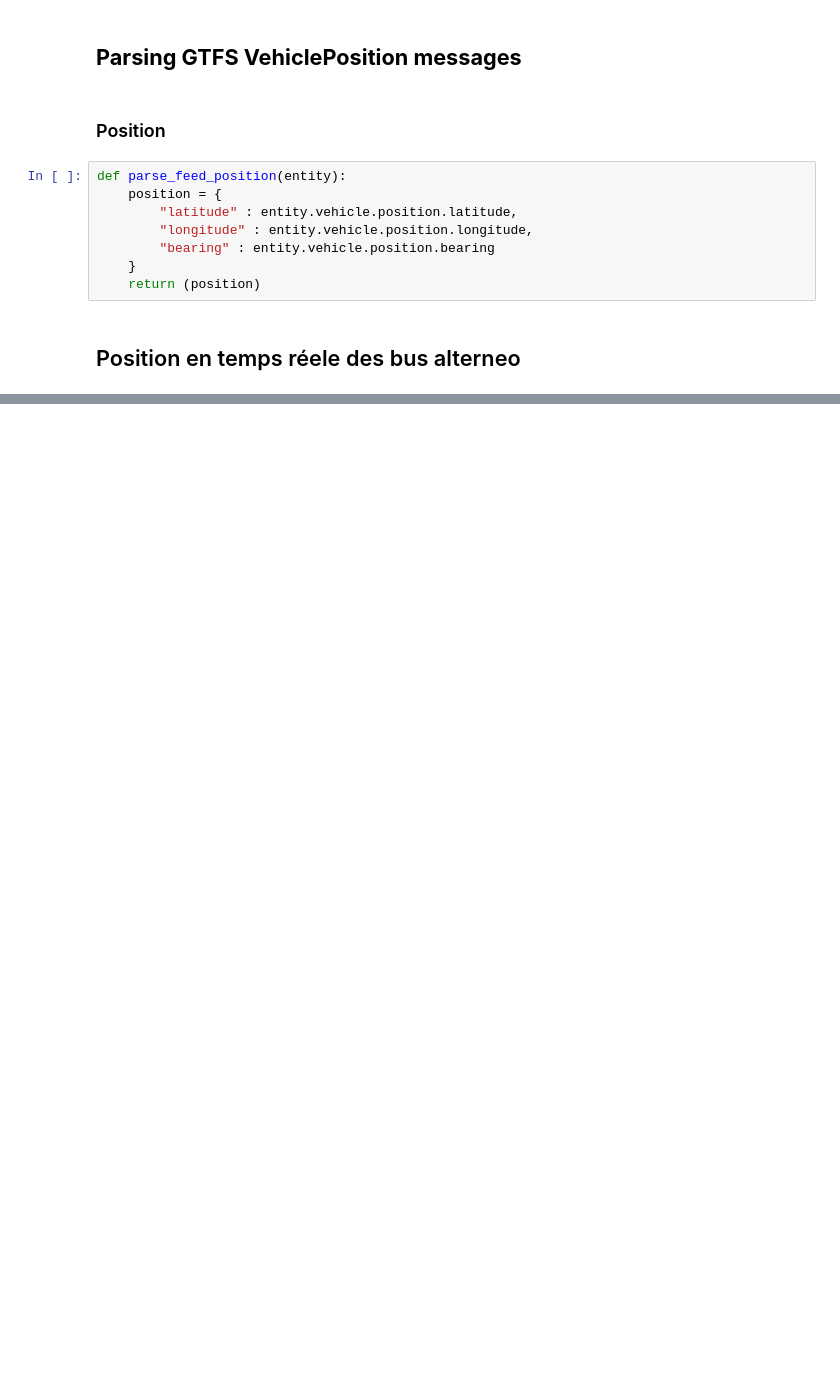
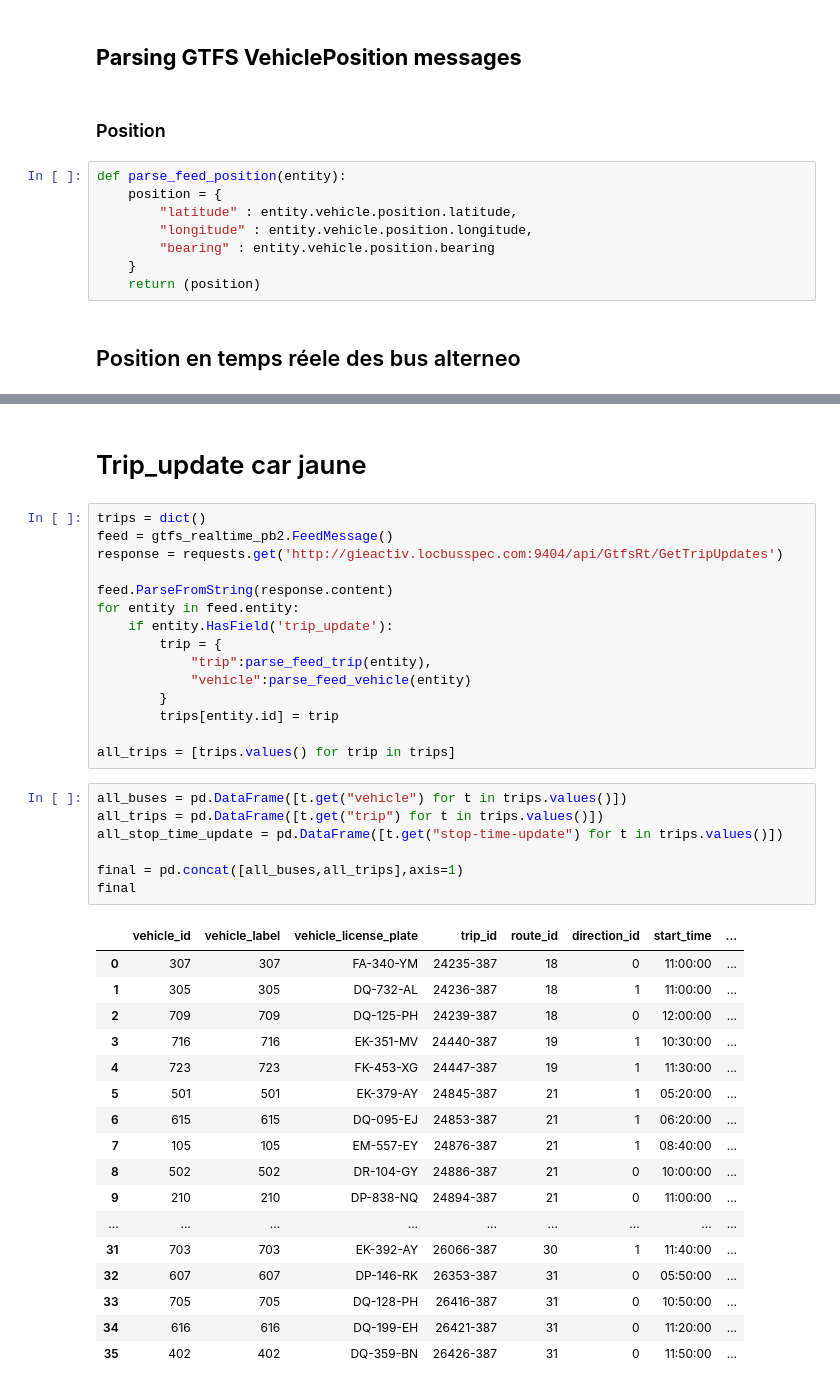
Before and after one commit to IsmaelSaid/Analyses, a Jupyter notebook: Réseaux de transports à la Réunion/Parsing GTFS.ipynb, the cells around one changed output, grey strips where cells are left out. Drawn from its saved outputs; the diff is of its cells as text; blank space fills up the shorter version.

Commit message:
Récupération d'informations sur les trajets des car jaunes

```diff
--- a/Réseaux de transports à la Réunion/Parsing GTFS.ipynb
+++ b/Réseaux de transports à la Réunion/Parsing GTFS.ipynb
@@ -90,0 +91,42 @@ map
+# %% [markdown]
+# Trip_update car jaune
+# %%
+trips = dict()
+feed = gtfs_realtime_pb2.FeedMessage()
+response = requests.get('http://gieactiv.locbusspec.com:9404/api/GtfsRt/GetTripUpdates')
+
+feed.ParseFromString(response.content)
+for entity in feed.entity:
+    if entity.HasField('trip_update'):
+        trip = {
+            "trip":parse_feed_trip(entity),
+            "vehicle":parse_feed_vehicle(entity)
+        }
+        trips[entity.id] = trip
+
+all_trips = [trips.values() for trip in trips]
+# %%
+all_buses = pd.DataFrame([t.get("vehicle") for t in trips.values()])
+all_trips = pd.DataFrame([t.get("trip") for t in trips.values()])
+all_stop_time_update = pd.DataFrame([t.get("stop-time-update") for t in trips.values()])
+
+final = pd.concat([all_buses,all_trips],axis=1)
+final
+# %% [output]
+|  | vehicle_id | vehicle_label | vehicle_license_plate | trip_id | route_id | direction_id | start_time | ... |
+| 0 | 307 | 307 | FA-340-YM | 24235-387 | 18 | 0 | 11:00:00 | ... |
+| 1 | 305 | 305 | DQ-732-AL | 24236-387 | 18 | 1 | 11:00:00 | ... |
+| 2 | 709 | 709 | DQ-125-PH | 24239-387 | 18 | 0 | 12:00:00 | ... |
+| 3 | 716 | 716 | EK-351-MV | 24440-387 | 19 | 1 | 10:30:00 | ... |
+| 4 | 723 | 723 | FK-453-XG | 24447-387 | 19 | 1 | 11:30:00 | ... |
+| 5 | 501 | 501 | EK-379-AY | 24845-387 | 21 | 1 | 05:20:00 | ... |
+| 6 | 615 | 615 | DQ-095-EJ | 24853-387 | 21 | 1 | 06:20:00 | ... |
+| 7 | 105 | 105 | EM-557-EY | 24876-387 | 21 | 1 | 08:40:00 | ... |
+| 8 | 502 | 502 | DR-104-GY | 24886-387 | 21 | 0 | 10:00:00 | ... |
+| 9 | 210 | 210 | DP-838-NQ | 24894-387 | 21 | 0 | 11:00:00 | ... |
+| ... | ... | ... | ... | ... | ... | ... | ... | ... |
+| 31 | 703 | 703 | EK-392-AY | 26066-387 | 30 | 1 | 11:40:00 | ... |
+| 32 | 607 | 607 | DP-146-RK | 26353-387 | 31 | 0 | 05:50:00 | ... |
+| 33 | 705 | 705 | DQ-128-PH | 26416-387 | 31 | 0 | 10:50:00 | ... |
+| 34 | 616 | 616 | DQ-199-EH | 26421-387 | 31 | 0 | 11:20:00 | ... |
+| 35 | 402 | 402 | DQ-359-BN | 26426-387 | 31 | 0 | 11:50:00 | ... |
```
Also changed, not shown: parts of 8 cells of this notebook.
